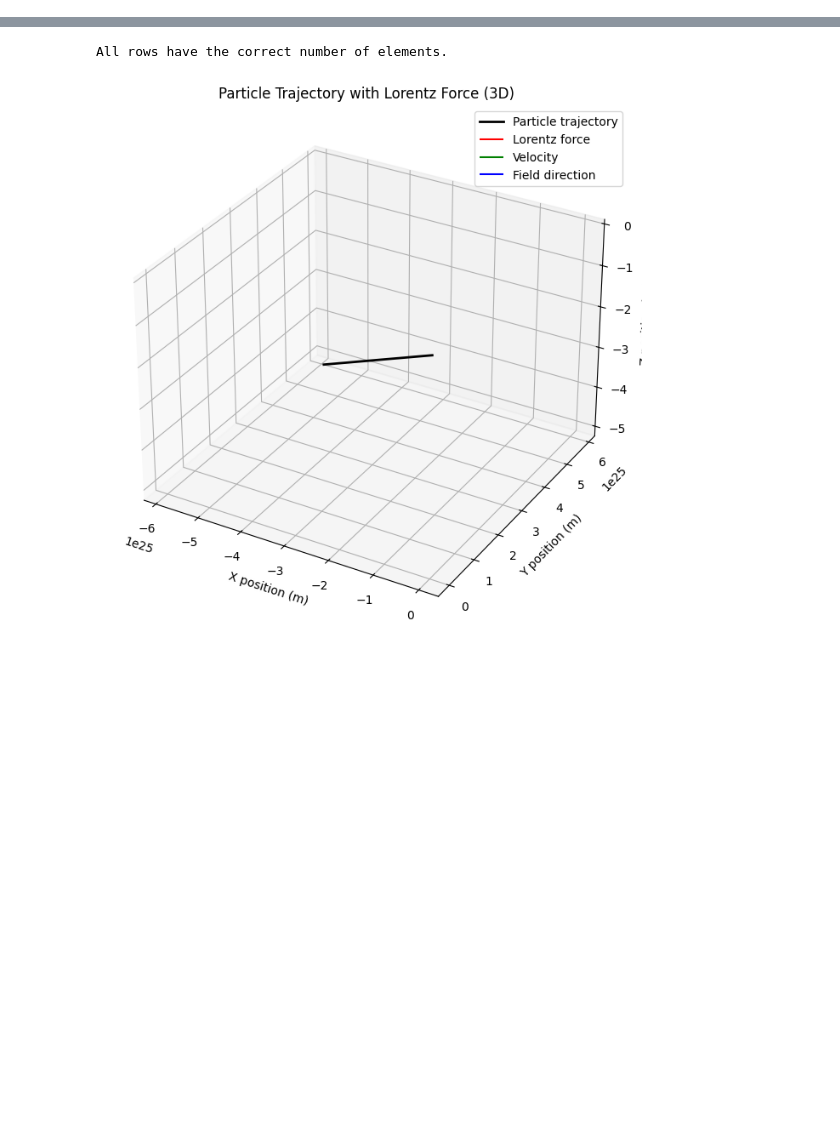
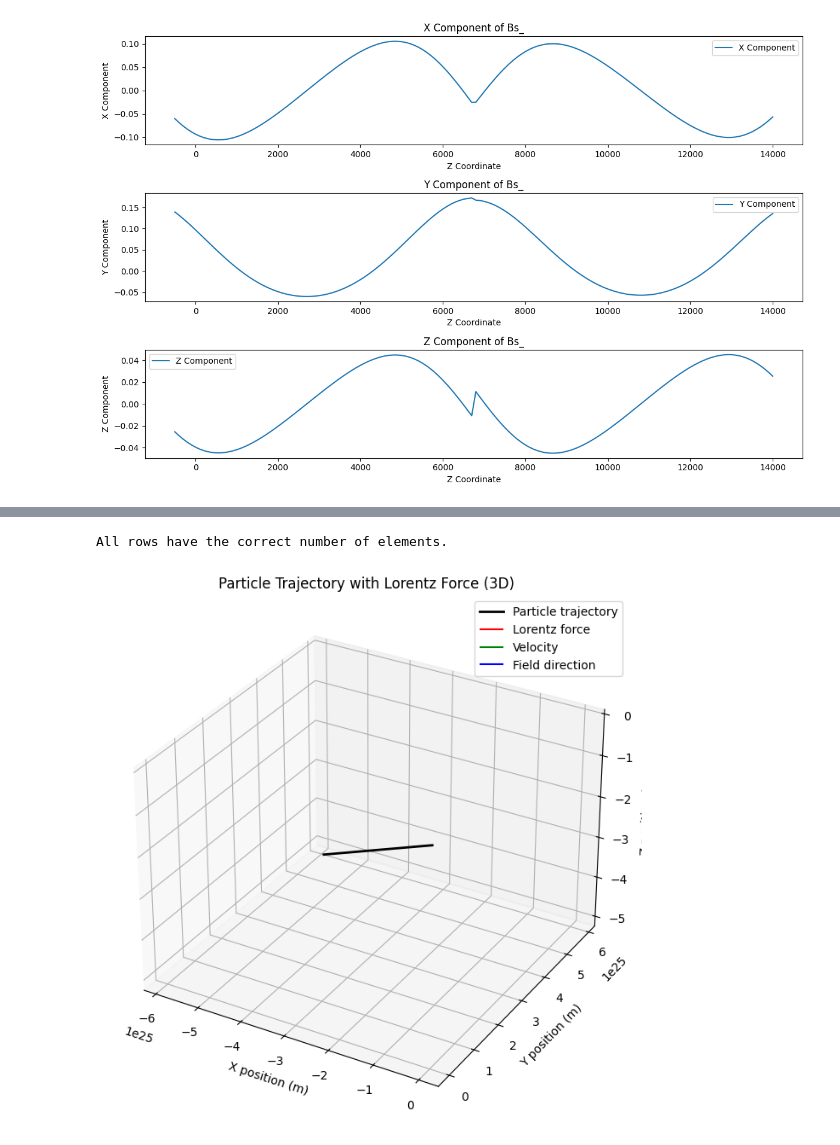
Before and after one commit to GeorgeWilliam1999/TrackExtrapolation, a Jupyter notebook: TrackX_sandbox.ipynb, the cells around one changed output, grey strips where cells are left out. Cells and saved outputs as stored; diff of their text form; code cells hidden in the pictures; blank space fills up the shorter version.

```diff
--- a/TrackX_sandbox.ipynb
+++ b/TrackX_sandbox.ipynb
@@ -25,6 +26,6 @@ from Classes.magnetic_field import MagneticField, QuadraticField, LHCb_Field
 # %%
 # Example usage
-Bf = LHCb_Field('Data/Bfield.rtf')  # Assuming the file is a .rtf file
+Bf = LHCb_Field(r'Bfield.rtf')  # Assuming the file is a .rtf file
 interpolated_Bfield = Bf.interpolated_field(0.0, 0.0, -25.0)
 print(interpolated_Bfield)
 # %% [output]
@@ -58,0 +144,44 @@ Bf.Bfield.shape
+# %%
+Bs_ = {int(i) : np.zeros(3) for i in Bf.interpolator_bx.grid[2]}
+# %%
+for z in Bs_.keys():
+    Bs_[z] = Bf.interpolated_field(0,0,z)
+# %%
+# Extract the z-coordinates and the corresponding components
+z_coords = list(Bs_.keys())
+x_components = [Bs_[z][0] for z in z_coords]
+y_components = [Bs_[z][1] for z in z_coords]
+z_components = [Bs_[z][2] for z in z_coords]
+
+# Plot the components
+plt.figure(figsize=(12, 8))
+
+# Plot the x-component
+plt.subplot(3, 1, 1)
+plt.plot(z_coords, x_components, label='X Component')
+plt.title('X Component of Bs_')
+plt.xlabel('Z Coordinate')
+plt.ylabel('X Component')
+plt.legend()
+
+# Plot the y-component
+plt.subplot(3, 1, 2)
+plt.plot(z_coords, y_components, label='Y Component')
+plt.title('Y Component of Bs_')
+plt.xlabel('Z Coordinate')
+plt.ylabel('Y Component')
+plt.legend()
+
+# Plot the z-component
+plt.subplot(3, 1, 3)
+plt.plot(z_coords, z_components, label='Z Component')
+plt.title('Z Component of Bs_')
+plt.xlabel('Z Coordinate')
+plt.ylabel('Z Component')
+plt.legend()
+
+# Adjust layout and show the plot
+plt.tight_layout()
+plt.show()
+# %% [output]
+[figure, added]
```
Also changed, not shown: parts of 36 cells of this notebook, 8 other files.
